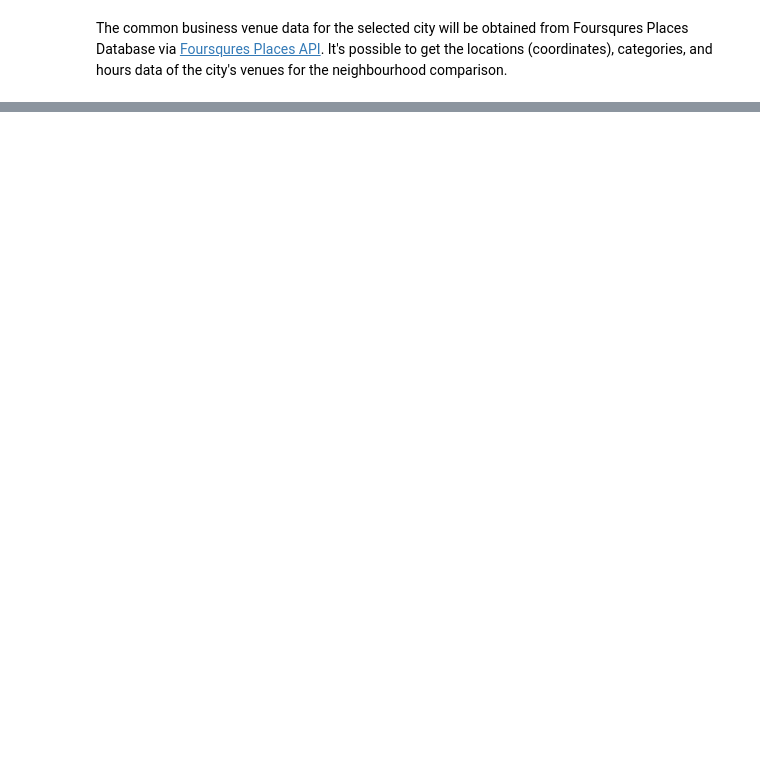
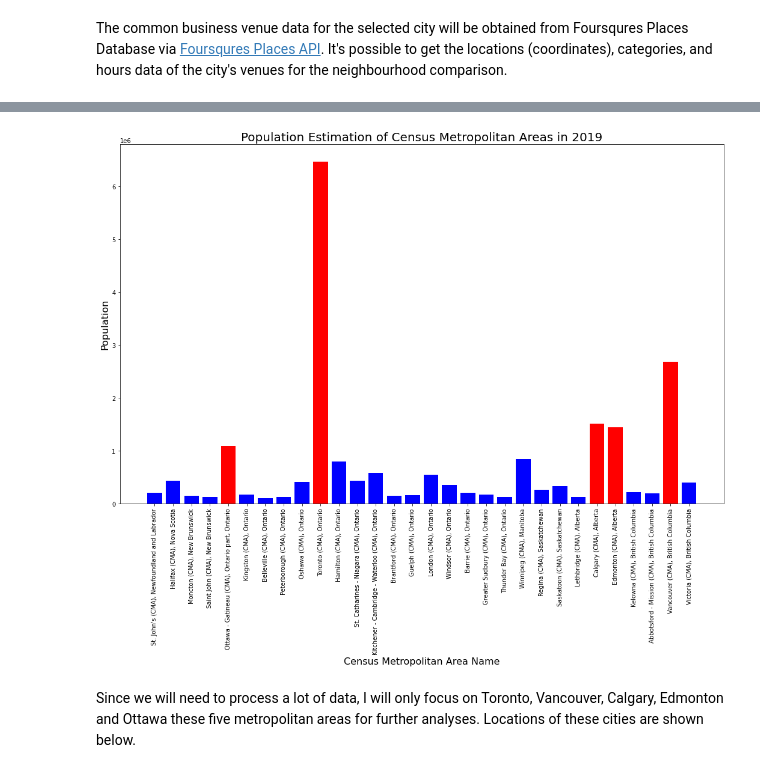
Before and after one commit to Zhaoc347/Coursera_Capstone, a Jupyter notebook: Final/Capstone Final Report.ipynb, the cells around one changed output, grey strips where cells are left out. Cells and saved outputs as stored; diff of their text form; code cells hidden in the pictures; blank space fills up the shorter version.

```diff
--- a/Final/Capstone Final Report.ipynb
+++ b/Final/Capstone Final Report.ipynb
@@ -39,0 +68,7 @@ The common business venue data for the selected city will be obtained from Fours
+# %%
+
+import pandas as pd
+
+pop_est = pd.read_csv('17100135.csv', dtype=object)
+
+pop_est.head()
@@ -39,0 +90,6 @@ The common business venue data for the selected city will be obtained from Fours
+# %%
+# first drop all the columns not interested
+
+pop_est = pop_est.loc[:,pop_est.columns.isin(['REF_DATE','GEO','Sex','Age group','VALUE'])]
+
+pop_est.head()
@@ -39,0 +103,7 @@ The common business venue data for the selected city will be obtained from Fours
+# %%
+# filter out a dataframe consists the total population estimation for each metropolitan area (except Quebec) in 2019
+
+filt = (pop_est['Age group'] == 'All ages') & (pop_est['Sex'] == 'Both sexes') & (pop_est['REF_DATE'] == '2019') & (pop_est['GEO'].str.contains('Quebec') == False)
+all_pop = pop_est.loc[filt]
+
+all_pop.head()
@@ -39,0 +117,28 @@ The common business venue data for the selected city will be obtained from Fours
+# %%
+# use maplotlib bar chart to see the top five metropolitan areas
+
+
+import matplotlib as mpl
+import matplotlib.pyplot as plt
+%matplotlib inline
+
+filt = (all_pop['GEO'].str.contains('CMA')) # if not filter the 'CMA', the chart will contain also agglomerations which are smaller
+mca_pop = all_pop.loc[filt]
+
+df_plot = mca_pop.set_index('GEO')[['VALUE']].astype(float)
+fifth_large = df_plot['VALUE'].sort_values(ascending = False)[5]
+colors = ['blue' if (x <= fifth_large) else 'red' for x in df_plot['VALUE']] # create the color coding pattern
+
+plt.figure(figsize=(18, 11))
+
+plt.bar(x = df_plot.index, height = df_plot['VALUE'], color=colors)
+plt.xlabel('Census Metropolitan Area Name', fontsize = 16)
+plt.xticks(rotation = 90)
+plt.ylabel('Population', fontsize = 16)
+plt.title('Population Estimation of Census Metropolitan Areas in 2019', fontsize = 20)
+
+plt.show()
+# %% [output]
+[figure, added]
+# %% [markdown]
+Since we will need to process a lot of data, I will only focus on Toronto, Vancouver, Calgary, Edmonton and Ottawa these five metropolitan areas for further analyses. Locations of these cities are shown below.
```
Also changed, not shown: parts of 63 cells of this notebook.
